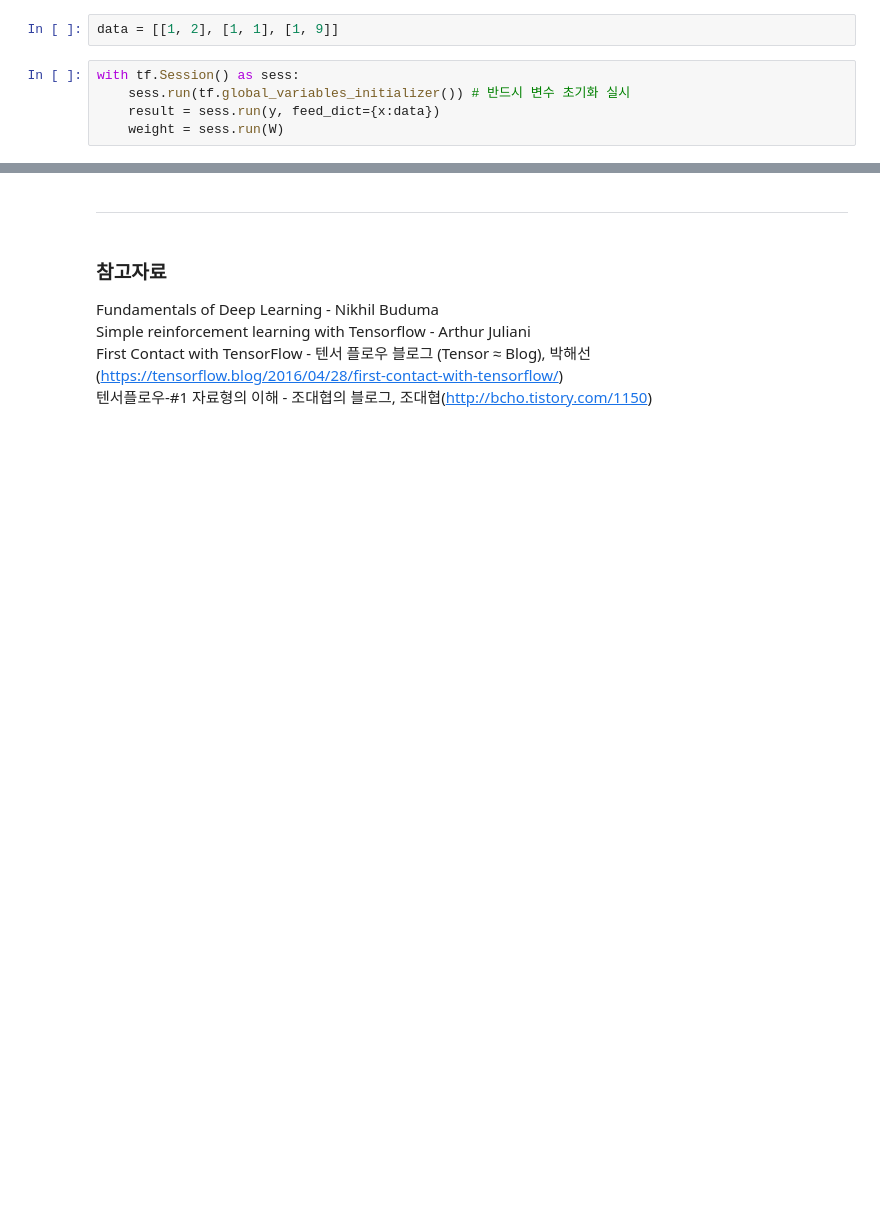
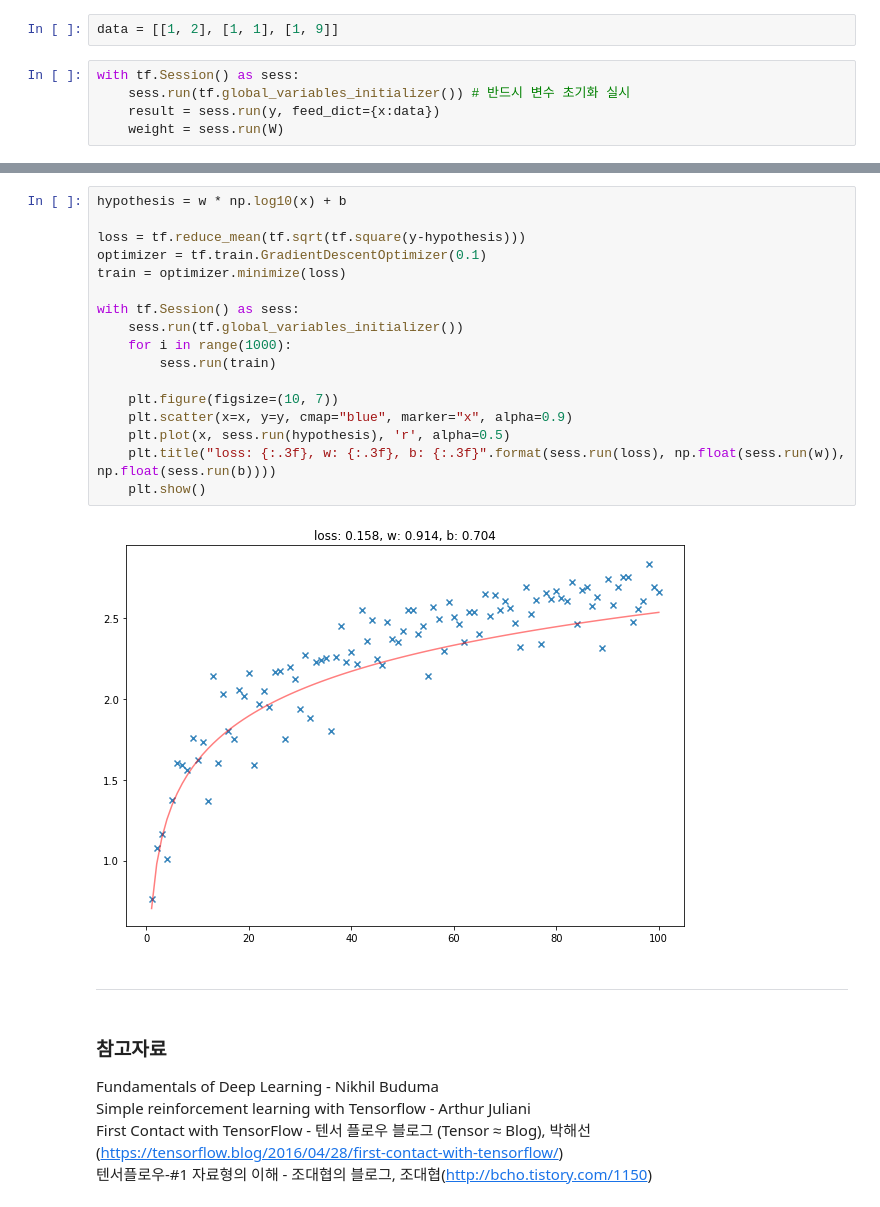
Before and after one commit to JeehunPark/Reinforcement-Learning, a Jupyter notebook: Basic of Tensorflow.ipynb, the cells around one changed output, grey strips where cells are left out. Cells and saved outputs as stored; diff of their text form; blank space fills up the shorter version.

```diff
--- a/Basic of Tensorflow.ipynb
+++ b/Basic of Tensorflow.ipynb
@@ -136,3 +151,22 @@ print(weight)
+# %%
+hypothesis = w * np.log10(x) + b
+
+loss = tf.reduce_mean(tf.sqrt(tf.square(y-hypothesis)))
+optimizer = tf.train.GradientDescentOptimizer(0.1)
+train = optimizer.minimize(loss)
+
+with tf.Session() as sess:
+    sess.run(tf.global_variables_initializer())
+    for i in range(1000):
+        sess.run(train)
+
+    plt.figure(figsize=(10, 7))
+    plt.scatter(x=x, y=y, cmap="blue", marker="x", alpha=0.9)
+    plt.plot(x, sess.run(hypothesis), 'r', alpha=0.5)
+    plt.title("loss: {:.3f}, w: {:.3f}, b: {:.3f}".format(sess.run(loss), np.float(sess.run(w)), np.float(sess.run(b))))
+    plt.show()
+# %% [output]
+[figure, added]
 # %% [markdown]
 ---
 # %% [markdown]
```
Also changed, not shown: parts of 5 cells of this notebook.
